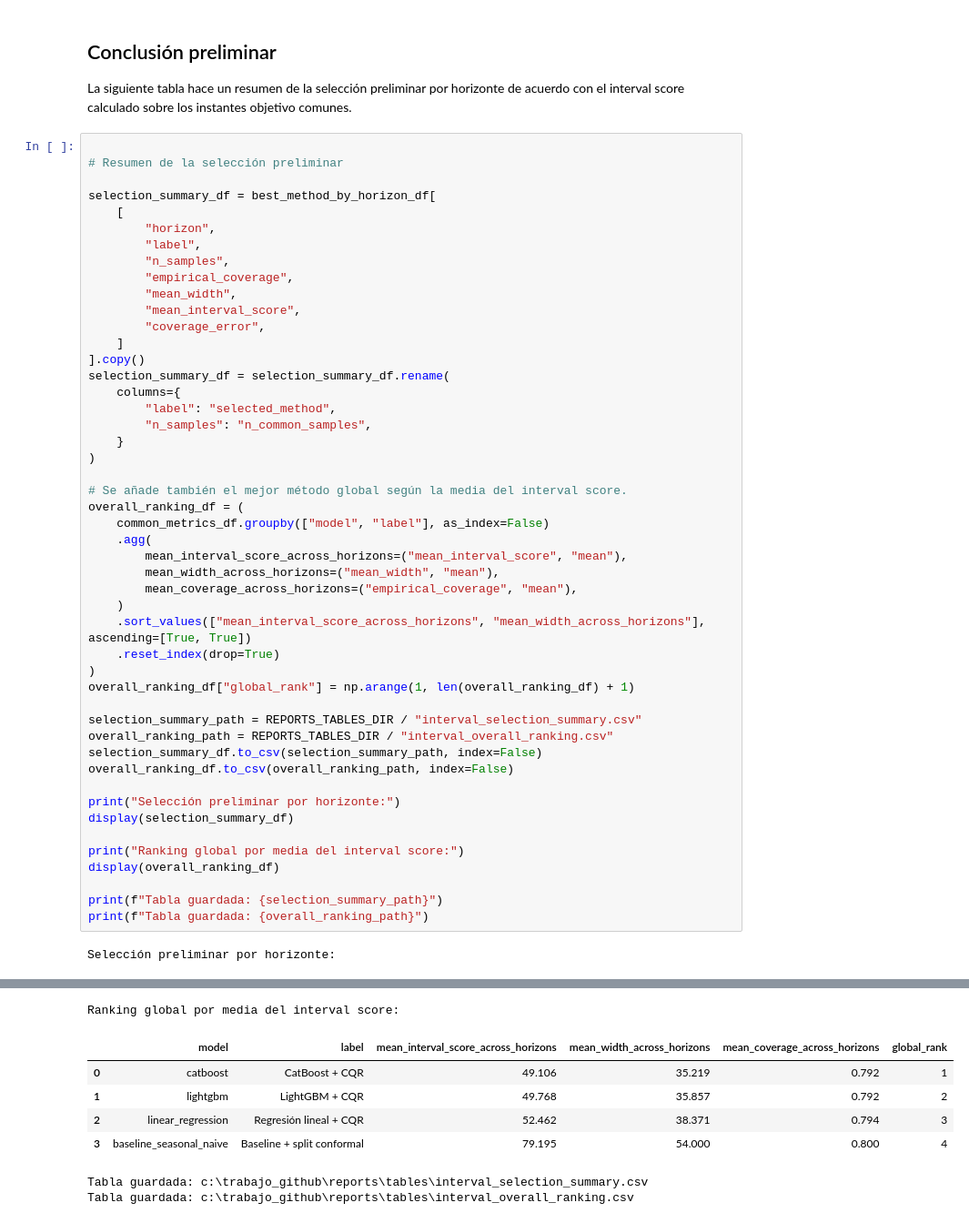
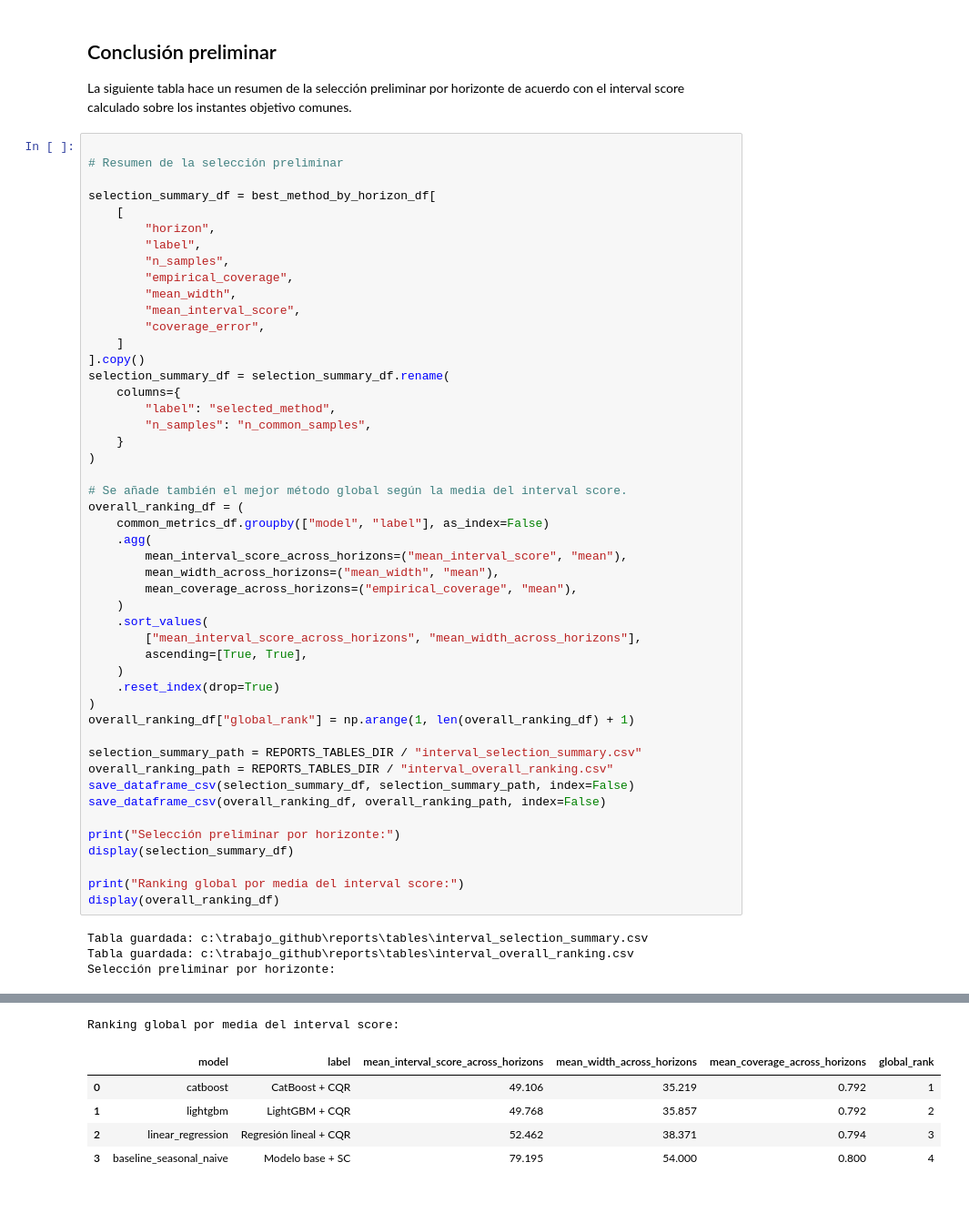
Before and after one commit to hipenation2142/trabajo, a Jupyter notebook: notebooks/07_interval_comparison_and_selection.ipynb, the cells around one changed output, grey strips where cells are left out. Shown at 91% size. Drawn from its saved outputs; the diff is of its cells as text.

```diff
--- a/notebooks/07_interval_comparison_and_selection.ipynb
+++ b/notebooks/07_interval_comparison_and_selection.ipynb
@@ -2334,40 +2413,40 @@ overall_ranking_df = (
     common_metrics_df.groupby(["model", "label"], as_index=False)
     .agg(
         mean_interval_score_across_horizons=("mean_interval_score", "mean"),
         mean_width_across_horizons=("mean_width", "mean"),
         mean_coverage_across_horizons=("empirical_coverage", "mean"),
     )
-    .sort_values(["mean_interval_score_across_horizons", "mean_width_across_horizons"], ascending=[True, True])
+    .sort_values(
+        ["mean_interval_score_across_horizons", "mean_width_across_horizons"],
+        ascending=[True, True],
+    )
     .reset_index(drop=True)
 )
 overall_ranking_df["global_rank"] = np.arange(1, len(overall_ranking_df) + 1)
 
 selection_summary_path = REPORTS_TABLES_DIR / "interval_selection_summary.csv"
 overall_ranking_path = REPORTS_TABLES_DIR / "interval_overall_ranking.csv"
-selection_summary_df.to_csv(selection_summary_path, index=False)
-overall_ranking_df.to_csv(overall_ranking_path, index=False)
+save_dataframe_csv(selection_summary_df, selection_summary_path, index=False)
+save_dataframe_csv(overall_ranking_df, overall_ranking_path, index=False)
 
 print("Selección preliminar por horizonte:")
 display(selection_summary_df)
 
 print("Ranking global por media del interval score:")
 display(overall_ranking_df)
-
-print(f"Tabla guardada: {selection_summary_path}")
-print(f"Tabla guardada: {overall_ranking_path}")
 # %% [output]
+Tabla guardada: c:\trabajo_github\reports\tables\interval_selection_summary.csv
+Tabla guardada: c:\trabajo_github\reports\tables\interval_overall_ranking.csv
 Selección preliminar por horizonte:
 |  | horizon | selected_method | n_common_samples | empirical_coverage | mean_width | mean_interval_score | ... |
 | 0 | 1 | CatBoost + CQR | 8265 | 0.802 | 19.759 | 29.740 | ... |
 | 1 | 4 | CatBoost + CQR | 8265 | 0.790 | 35.902 | 49.886 | ... |
 | 2 | 12 | CatBoost + CQR | 8265 | 0.796 | 42.207 | 57.559 | ... |
 | 3 | 24 | CatBoost + CQR | 8265 | 0.779 | 43.010 | 59.237 | ... |
 Ranking global por media del interval score:
 |  | model | label | mean_interval_score_across_horizons | mean_width_across_horizons | mean_coverage_across_horizons | global_rank |
 | 0 | catboost | CatBoost + CQR | 49.106 | 35.219 | 0.792 | 1 |
 | 1 | lightgbm | LightGBM + CQR | 49.768 | 35.857 | 0.792 | 2 |
 | 2 | linear_regression | Regresión lineal + CQR | 52.462 | 38.371 | 0.794 | 3 |
-| 3 | baseline_seasonal_naive | Baseline + split conformal | 79.195 | 54.000 | 0.800 | 4 |
+| 3 | baseline_seasonal_naive | Modelo base + SC | 79.195 | 54.000 | 0.800 | 4 |
-Tabla guardada: c:\trabajo_github\reports\tables\interval_selection_summary.csv
-Tabla guardada: c:\trabajo_github\reports\tables\interval_overall_ranking.csv
 # %%
```
Also changed, not shown: parts of 26 cells of this notebook, 24 other files.
